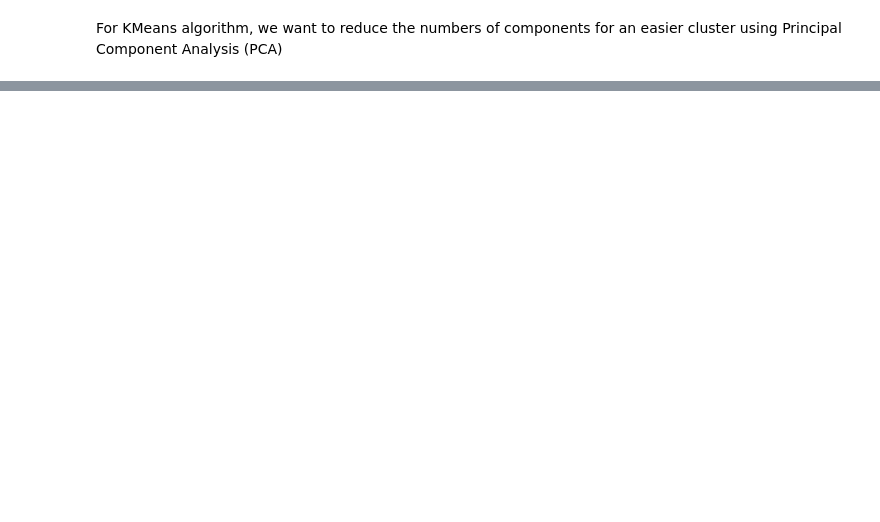
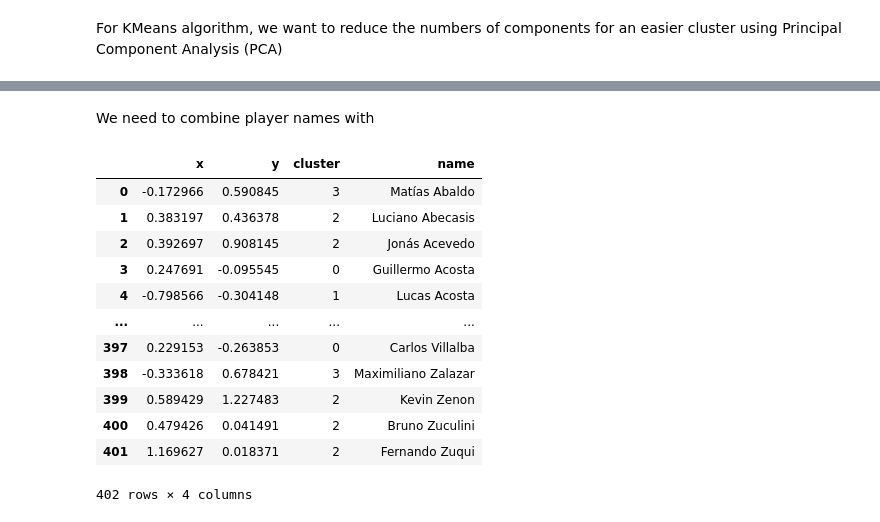
Before and after one commit to Tommy-Las/MidfieldersClusteringKMeans, a Jupyter notebook: MidfieldersClustering.ipynb, the cells around one changed output, grey strips where cells are left out. Cells and saved outputs as stored; diff of their text form; code cells hidden in the pictures; blank space fills up the shorter version.

```diff
--- a/MidfieldersClustering.ipynb
+++ b/MidfieldersClustering.ipynb
@@ -168,0 +206,29 @@ pca = PCA(n_components=2)
+# %%
+kmeans = KMeans(n_clusters=4)
+kmeans = kmeans.fit(reduced)
+
+labels = kmeans.predict(reduced)
+clusters = kmeans.labels_.tolist()
+# %% [markdown]
+We need to combine player names with
+# %%
+players = players_90["Player"]
+
+reduced['cluster'] = clusters
+reduced['name'] = players
+reduced.columns = ['x', 'y', 'cluster', 'name']
+reduced
+# %% [output]
+|  | x | y | cluster | name |
+| 0 | -0.172966 | 0.590845 | 3 | Matías Abaldo |
+| 1 | 0.383197 | 0.436378 | 2 | Luciano Abecasis |
+| 2 | 0.392697 | 0.908145 | 2 | Jonás Acevedo |
+| 3 | 0.247691 | -0.095545 | 0 | Guillermo Acosta |
+| 4 | -0.798566 | -0.304148 | 1 | Lucas Acosta |
+| ... | ... | ... | ... | ... |
+| 397 | 0.229153 | -0.263853 | 0 | Carlos Villalba |
+| 398 | -0.333618 | 0.678421 | 3 | Maximiliano Zalazar |
+| 399 | 0.589429 | 1.227483 | 2 | Kevin Zenon |
+| 400 | 0.479426 | 0.041491 | 2 | Bruno Zuculini |
+| 401 | 1.169627 | 0.018371 | 2 | Fernando Zuqui |
+402 rows × 4 columns
```
Also changed, not shown: parts of 10 cells of this notebook.
